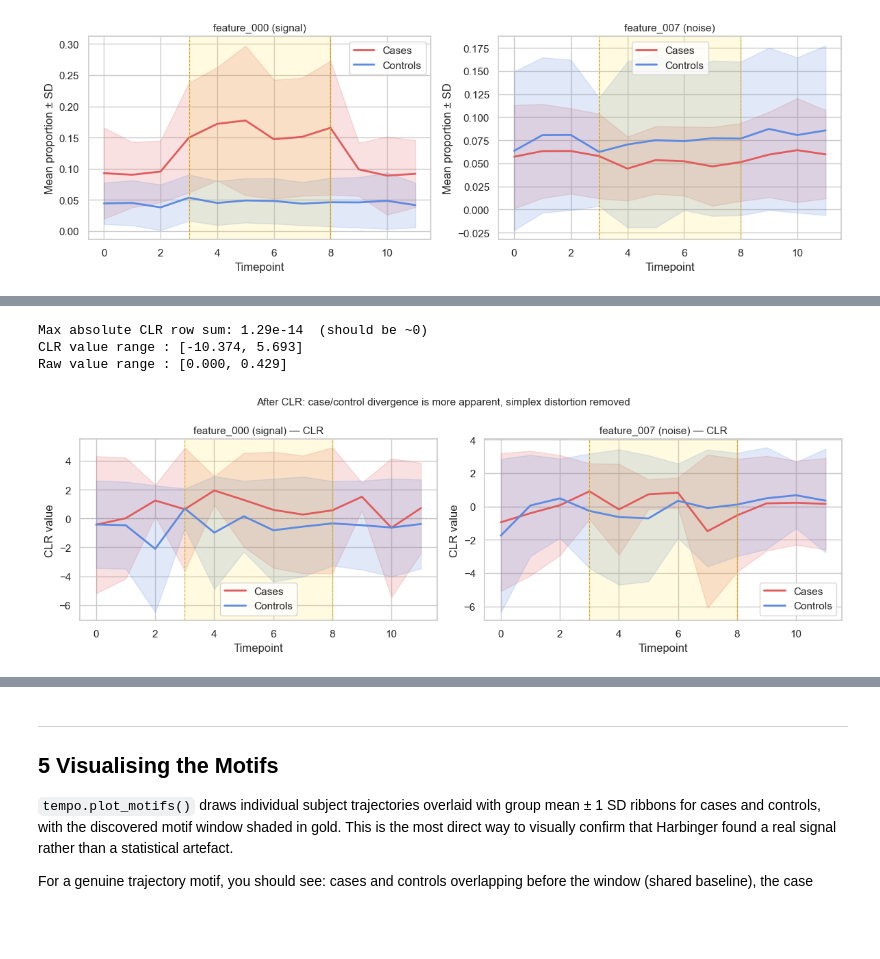
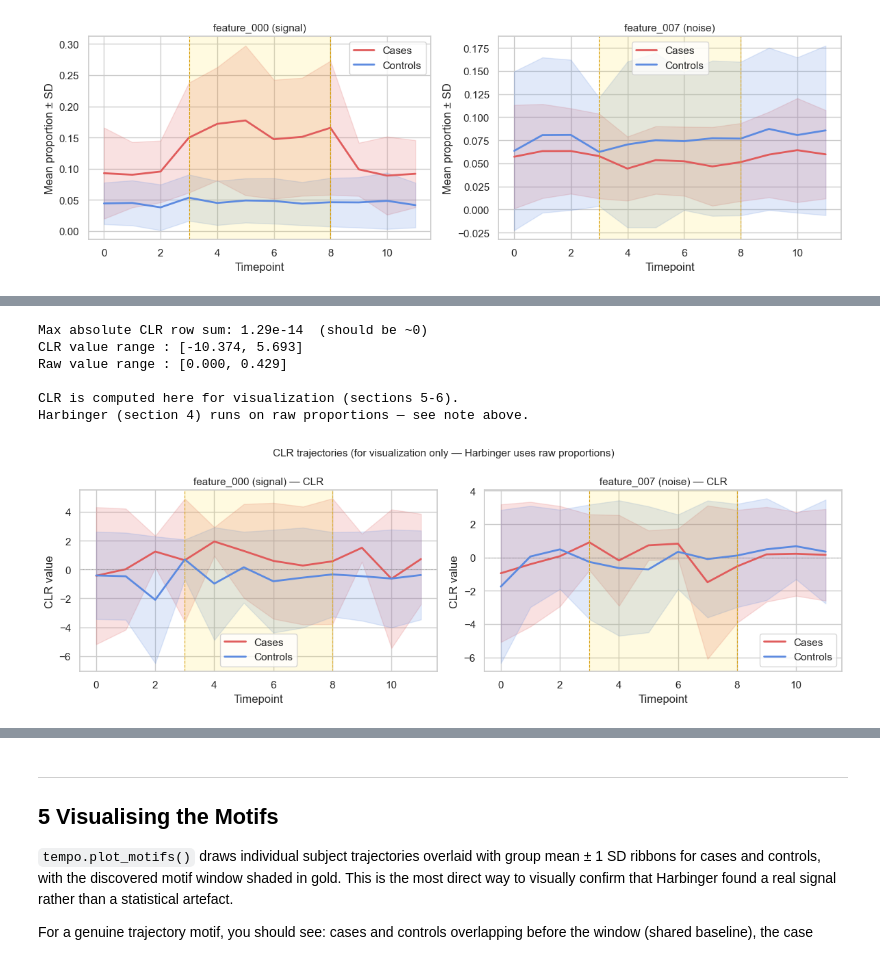
Before and after one commit to cbumby17/TEMPO, a Jupyter notebook: vignette.ipynb, the cells around one changed output, grey strips where cells are left out. Drawn from its saved outputs; the diff is of its cells as text; code cells hidden in the pictures; blank space fills up the shorter version.

```diff
--- a/vignette.ipynb
+++ b/vignette.ipynb
@@ -253,39 +260,45 @@ clr_sums = df_clr.groupby(['subject_id', 'timepoint'])['value'].sum()
 print(f"Max absolute CLR row sum: {clr_sums.abs().max():.2e}  (should be ~0)")
 print(f"CLR value range : [{df_clr['value'].min():.3f}, {df_clr['value'].max():.3f}]")
 print(f"Raw value range : [{df['value'].min():.3f}, {df['value'].max():.3f}]")
+print()
+print("CLR is computed here for visualization (sections 5-6).")
+print("Harbinger (section 4) runs on raw proportions — see note above.")
 
 # ── Plot CLR trajectories ─────────────────────────────────────────────────────
 fig, axes = plt.subplots(1, 2, figsize=(12, 4))
 
 for ax, feat, title in zip(
     axes,
     ['feature_000', 'feature_007'],
     ['feature_000 (signal) — CLR', 'feature_007 (noise) — CLR'],
 ):
     feat_df = df_clr[df_clr['feature'] == feat]
     for outcome, label, color in [(1, 'Cases', case_color), (0, 'Controls', ctrl_color)]:
         grp = feat_df[feat_df['outcome'] == outcome].groupby('timepoint')['value']
         means, stds = grp.mean(), grp.std()
         ax.plot(means.index, means.values, color=color, lw=2, label=label)
         ax.fill_between(means.index, means - stds, means + stds, color=color, alpha=0.18)
     ax.axvspan(window[0], window[1], alpha=0.12, color='gold')
     ax.axvline(window[0], color='goldenrod', lw=0.8, ls='--')
     ax.axvline(window[1], color='goldenrod', lw=0.8, ls='--')
     ax.axhline(0, color='gray', lw=0.6, ls=':')
     ax.set_title(title, fontsize=11)
     ax.set_xlabel('Timepoint')
     ax.set_ylabel('CLR value')
     ax.legend()
 
-fig.suptitle('After CLR: case/control divergence is more apparent, simplex distortion removed',
+fig.suptitle('CLR trajectories (for visualization only — Harbinger uses raw proportions)',
              fontsize=11)
 plt.tight_layout()
 plt.show()
 # %% [output]
 Max absolute CLR row sum: 1.29e-14  (should be ~0)
 CLR value range : [-10.374, 5.693]
 Raw value range : [0.000, 0.429]
+
+CLR is computed here for visualization (sections 5-6).
+Harbinger (section 4) runs on raw proportions — see note above.
-[figure, old version]
+[figure, new version]
 # %% [markdown]
 ---
 ## 4  Harbinger Analysis
```
Also changed, not shown: parts of 9 cells of this notebook, 6 other files.
